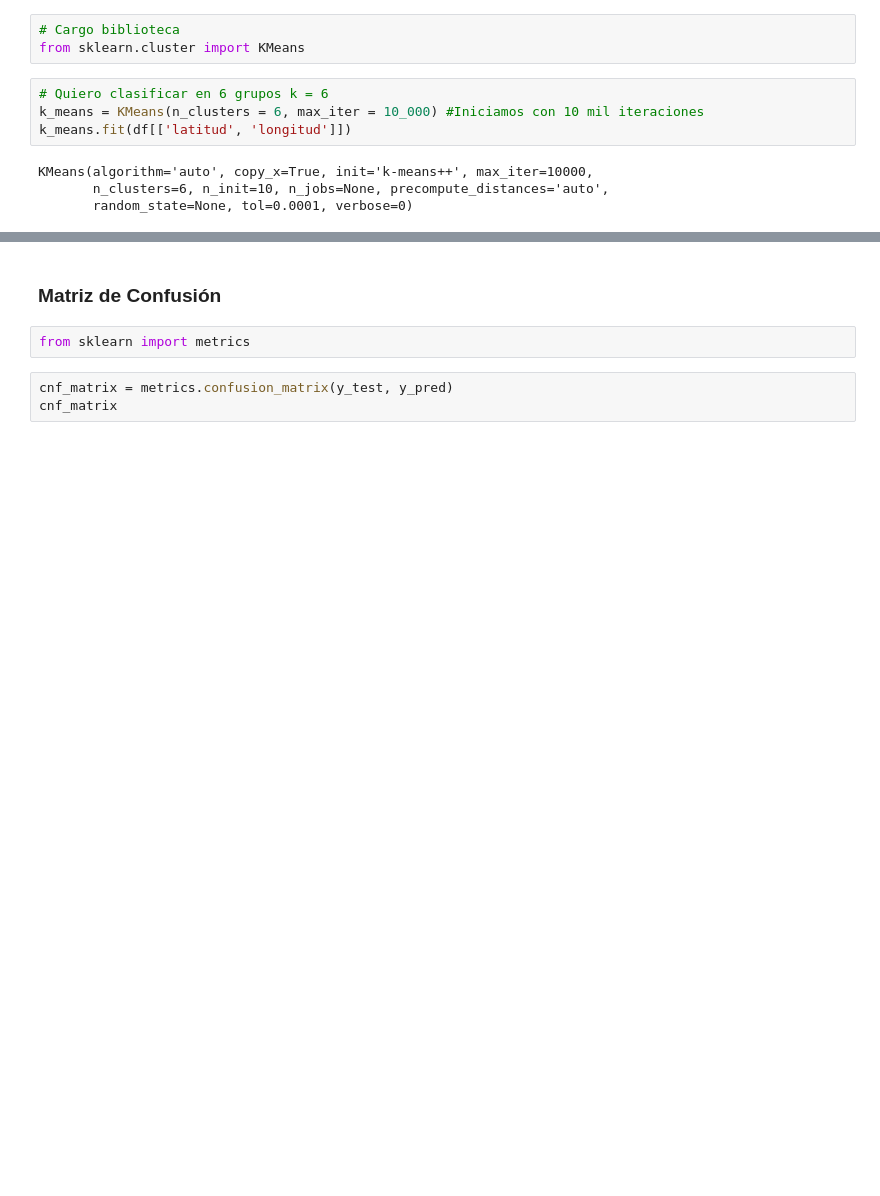
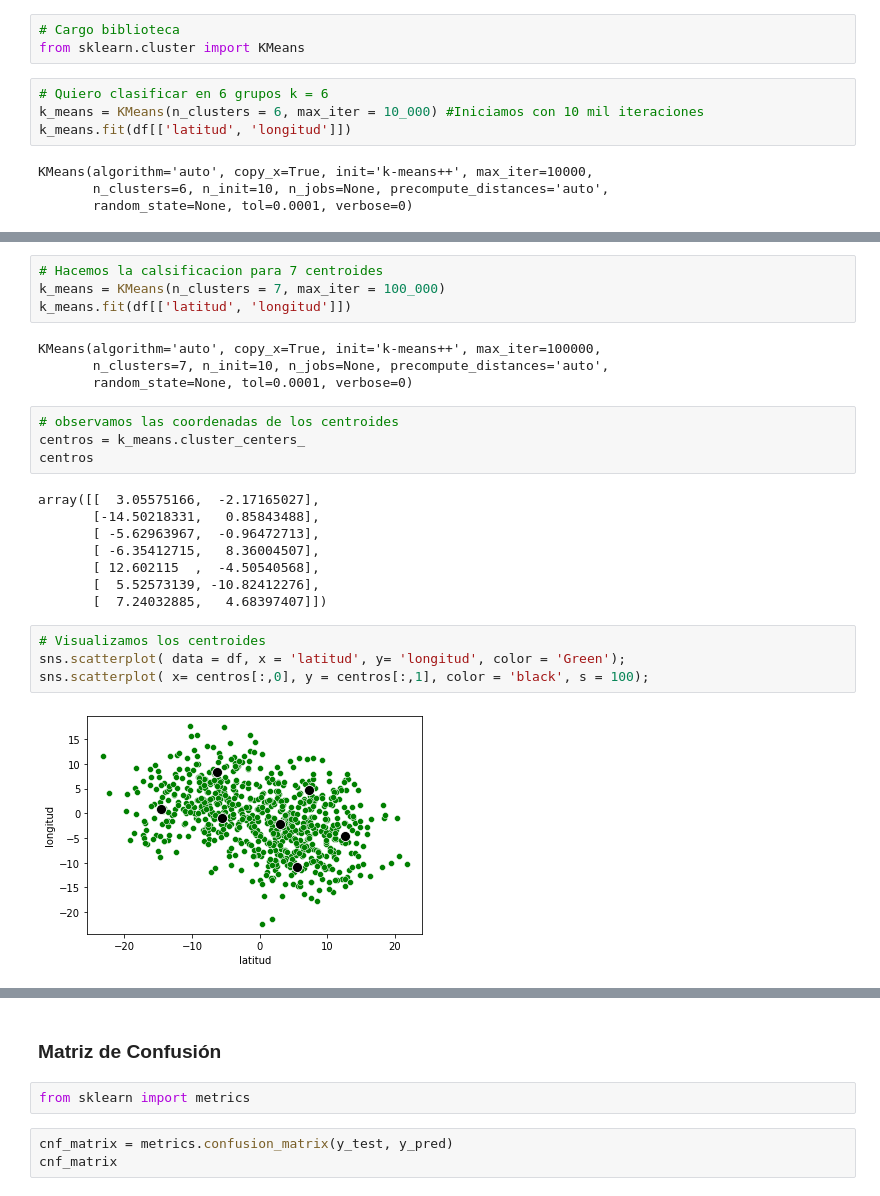
Before and after one commit to LIZZETHGOMEZ/BEDU-Santander, a Jupyter notebook: Analisis de Datos con Python/Sesion_8.ipynb, the cells around one changed output, grey strips where cells are left out. Drawn from its saved outputs; the diff is of its cells as text; blank space fills up the shorter version.

```diff
--- a/Analisis de Datos con Python/Sesion_8.ipynb
+++ b/Analisis de Datos con Python/Sesion_8.ipynb
@@ -41,0 +79,26 @@ centers = k_means.clusters_centers
+# %%
+# Hacemos la calsificacion para 7 centroides
+k_means = KMeans(n_clusters = 7, max_iter = 100_000)
+k_means.fit(df[['latitud', 'longitud']])
+# %% [output]
+KMeans(algorithm='auto', copy_x=True, init='k-means++', max_iter=100000,
+       n_clusters=7, n_init=10, n_jobs=None, precompute_distances='auto',
+       random_state=None, tol=0.0001, verbose=0)
+# %%
+# observamos las coordenadas de los centroides
+centros = k_means.cluster_centers_
+centros
+# %% [output]
+array([[  3.05575166,  -2.17165027],
+       [-14.50218331,   0.85843488],
+       [ -5.62963967,  -0.96472713],
+       [ -6.35412715,   8.36004507],
+       [ 12.602115  ,  -4.50540568],
+       [  5.52573139, -10.82412276],
+       [  7.24032885,   4.68397407]])
+# %%
+# Visualizamos los centroides
+sns.scatterplot( data = df, x = 'latitud', y= 'longitud', color = 'Green');
+sns.scatterplot( x= centros[:,0], y = centros[:,1], color = 'black', s = 100);
+# %% [output]
+[figure, added]
```
Also changed, not shown: parts of 16 cells of this notebook.
